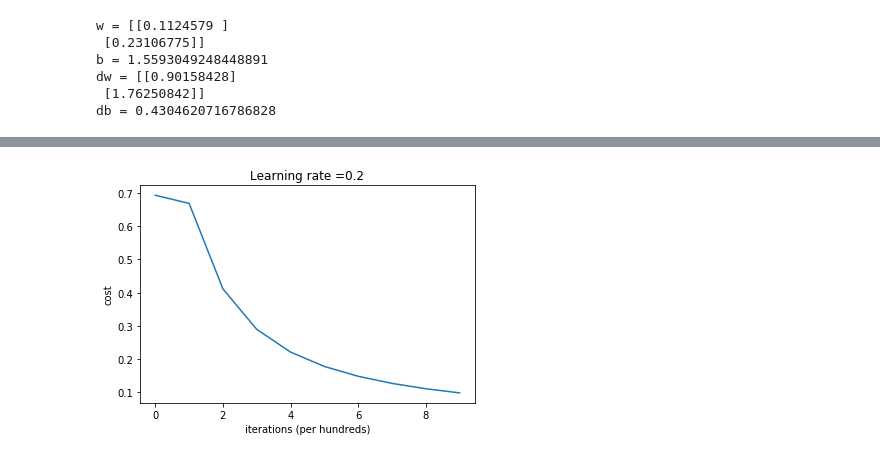
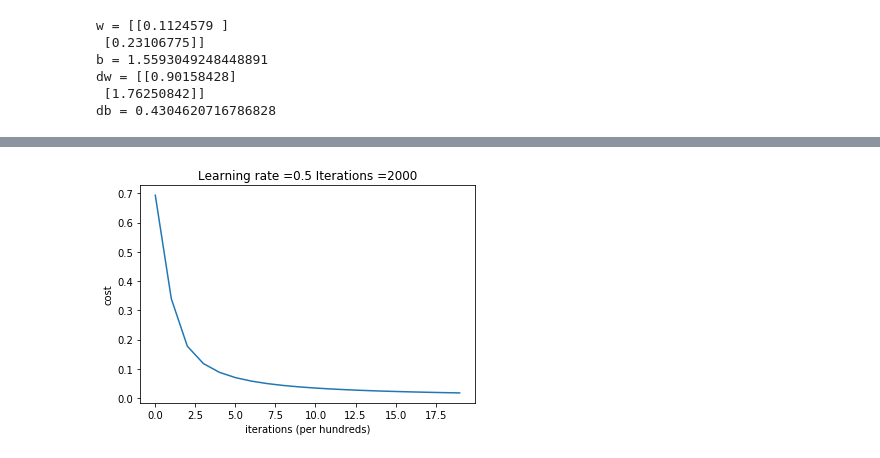
Before and after one commit to VictorCabrejos/Linear_Logistic_Regression, a Jupyter notebook: Linear and Logistic Regression.ipynb, the cells around one changed output, grey strips where cells are left out. Saved outputs shown, nothing was run; the diff lists cells and outputs as text; code cells hidden in the pictures.

Commit message:
update to Logistic regression section

```diff
--- a/Linear and Logistic Regression.ipynb
+++ b/Linear and Logistic Regression.ipynb
@@ -611,12 +632,12 @@ predictions = [[1. 1.]]
 # %%
 # THE OVERALL MODEL(EVERYTHING PUT TOGETHER)
 
-def model(X, Y, num_iterations = 2000, learning_rate = 0.5, print_cost = False):
+def Logistic(X, Y, num_iterations = 2000, learning_rate = 0.5, print_cost = False):
 
-    # initialize parameters with zeros (≈ 1 line of code)
+    # initialize parameters with zeros
     w, b = initialize_with_zeros(X.shape[0])
 
-    # Gradient descent (≈ 1 line of code)
+    # Gradient descent
     parameters, grads, costs = optimize(w, b, X, Y, num_iterations, learning_rate, print_cost)
 
     # Retrieve parameters w and b from dictionary "parameters"
@@ -626,12 +647,8 @@ def model(X, Y, num_iterations = 2000, learning_rate = 0.5, print_cost = False):
     # Predict
     Y_prediction = predict(w, b, X)
 
-    # Print Errors
-    print("train accuracy: {} %".format(100 - np.mean(np.abs(Y_prediction - Y)) * 100))
-
-
+    # Creating a dictionary with all my results
     d = {"costs": costs,
-#          "Y_prediction_test": Y_prediction_test,
          "Y_prediction" : Y_prediction,
          "w" : w,
          "b" : b,
@@ -656,0 +660,24 @@ train accuracy: 100.0 %
+# %%
+# Initianlize the weights and bias
+#==========
+#todo '''complete the code to initianlize the weights and bias'''
+#==========
+W = np.zeros(X.shape[0])
+b = 0
+
+# Learning rate
+#==========
+#todo '''try different learning rates''
+#==========
+alpha= 0.5
+
+# Iterations
+#==========
+#todo '''try different Iterations''
+#==========
+iterations = 2000
+
+# Get the results from Logistic (model) function
+# print_cost set to "True" to see the erros decreasing!!
+
+d = Logistic(X, Y, num_iterations = iterations, learning_rate = alpha, print_cost = True)
@@ -657,13 +705,19 @@ train accuracy: 100.0 %
 # %%
+# Plot cost function figure
+#==========
+#todo '''complete the code to plot cost function results'''
+#==========
+
+# Plot figures
 # Plot learning curve (with costs)
 
 # costs is a list, convert to vector with
 # np.squeeze for plotting
 costs = np.squeeze(d['costs'])
 plt.plot(costs)
 plt.ylabel('cost')
 plt.xlabel('iterations (per hundreds)')
-plt.title("Learning rate =" + str(d["learning_rate"]))
+plt.title("Learning rate =" + str(d["learning_rate"]) + " Iterations =" + str(d["num_iterations"]))
 plt.show()
 # %% [output]
-[figure, old version]
+[figure, new version]
```
Also changed, not shown: parts of 10 cells of this notebook.
